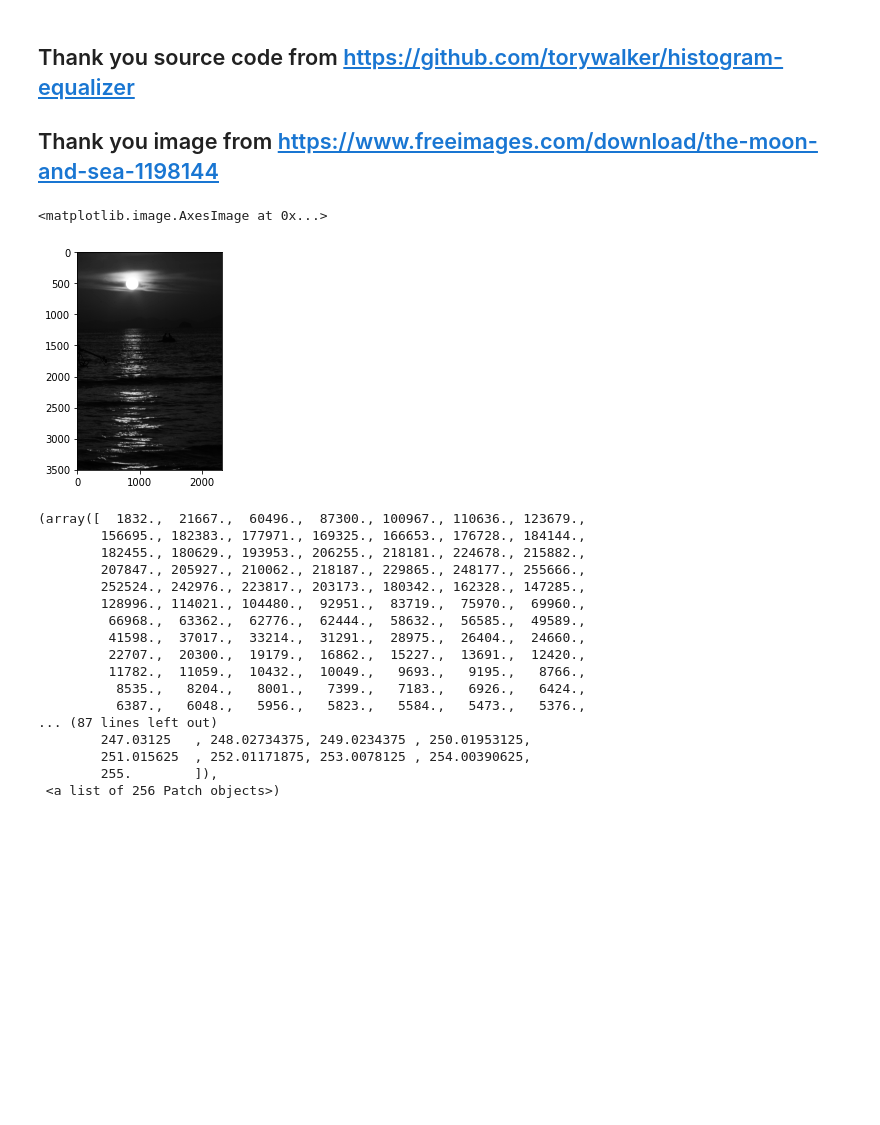
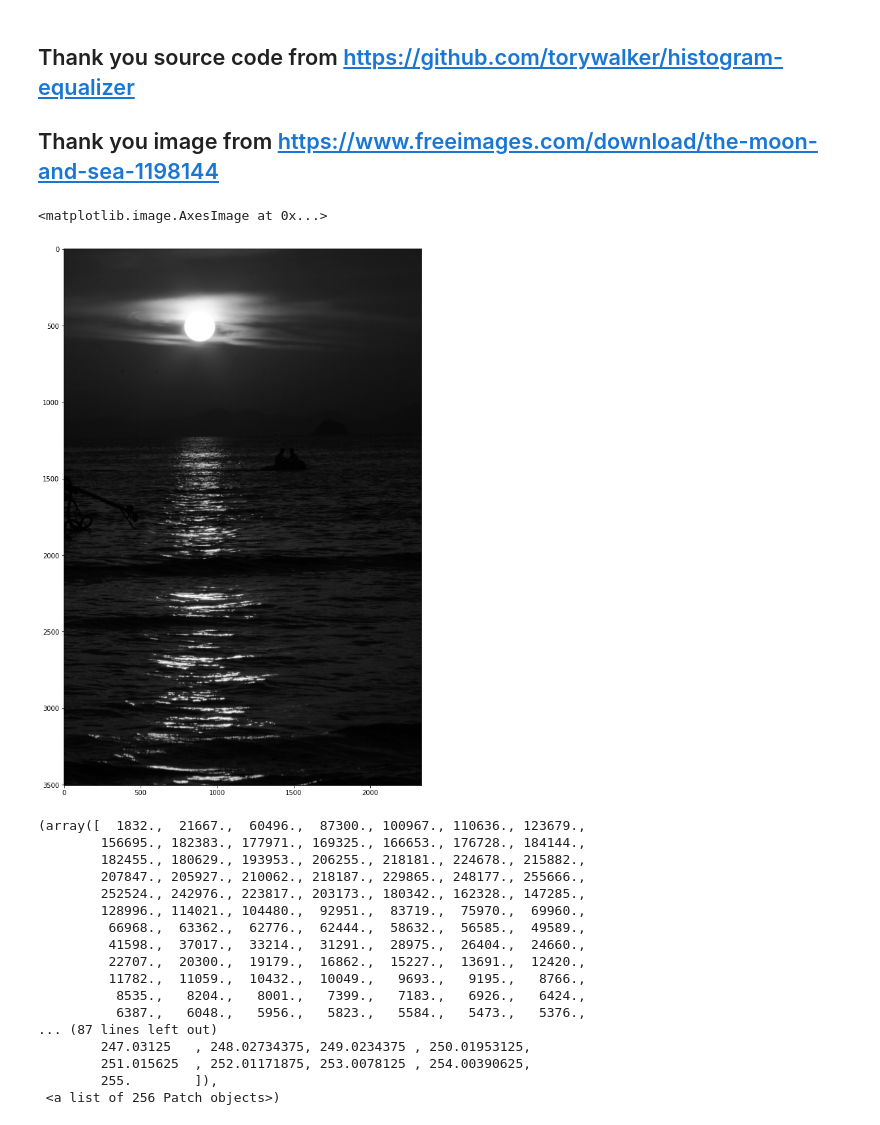
Before and after one commit to CakeNuthep/histogram-equalizer, a Jupyter notebook: HE.ipynb, the cells around one changed output. Drawn from its saved outputs; the diff is of its cells as text; code cells hidden in the pictures; blank space fills up the shorter version.

```diff
--- a/HE.ipynb
+++ b/HE.ipynb
@@ -12,11 +12,14 @@ import matplotlib.pyplot as plt
 from PIL import Image
 
 img = Image.open('/content/sunset-1381672.jpg').convert("L")
-# %%
-plt.imshow(img, cmap='gray')
-# %% [output]
-<matplotlib.image.AxesImage at 0x...>
-[figure, removed]
+# %%
+fig = plt.figure()
+fig.set_figheight(15)
+fig.set_figwidth(15)
+plt.imshow(img, cmap='gray')
+# %% [output]
+<matplotlib.image.AxesImage at 0x...>
+[figure, added]
 # %%
 # convert image into a numpy array
 img = np.asarray(img)
```
Also changed, not shown: parts of 3 cells of this notebook.
